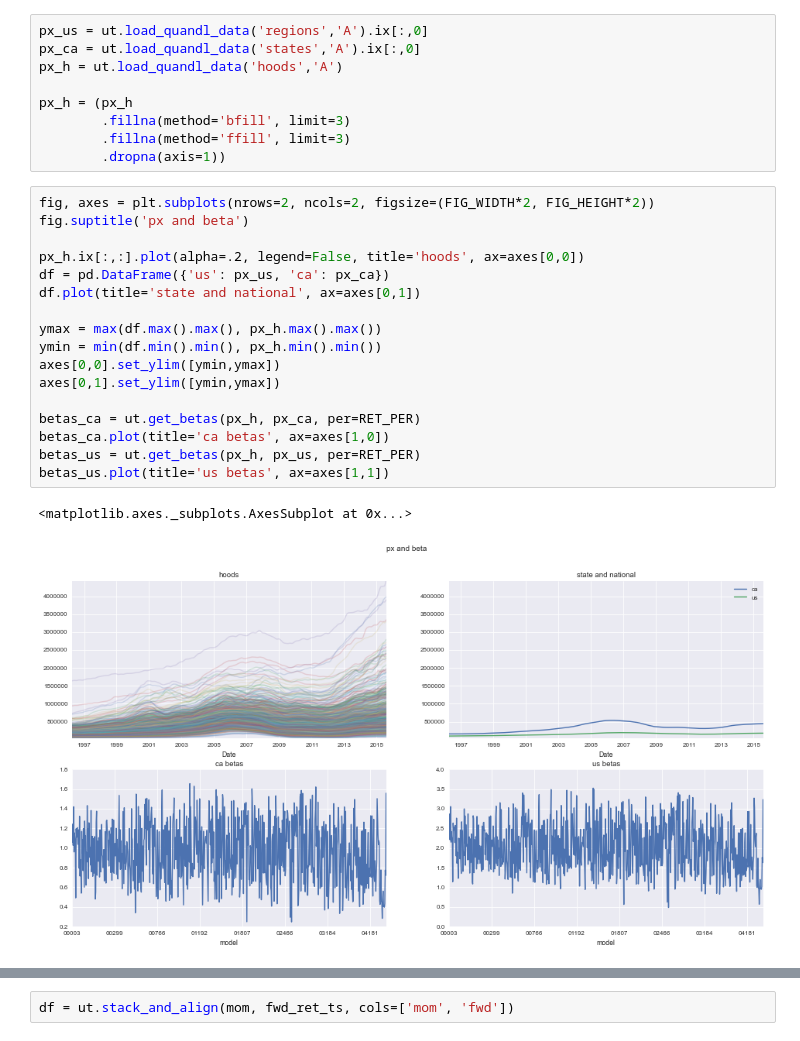
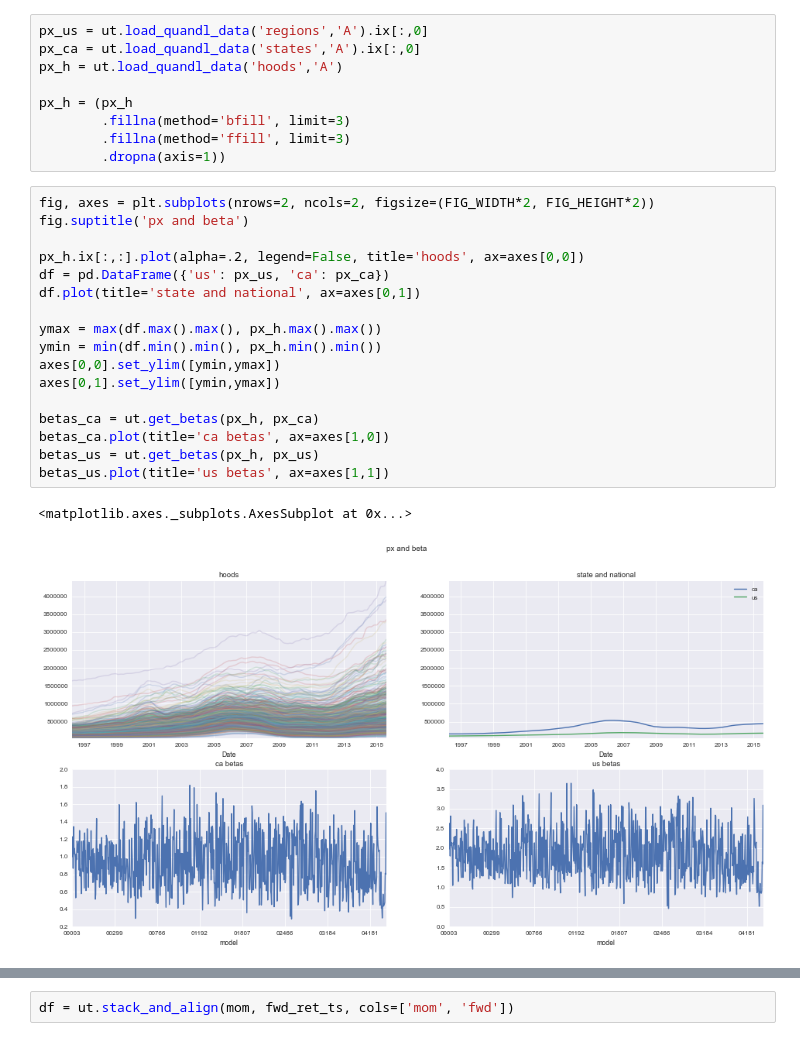
Before and after one commit to rhouck/re, a Jupyter notebook: explore.ipynb, the cells around one changed output, grey strips where cells are left out. Saved outputs shown, nothing was run; the diff lists cells and outputs as text.

```diff
--- a/explore.ipynb
+++ b/explore.ipynb
@@ -41,20 +43,20 @@ px_h = (px_h
 # %%
 fig, axes = plt.subplots(nrows=2, ncols=2, figsize=(FIG_WIDTH*2, FIG_HEIGHT*2))
 fig.suptitle('px and beta')
 
 px_h.ix[:,:].plot(alpha=.2, legend=False, title='hoods', ax=axes[0,0])
 df = pd.DataFrame({'us': px_us, 'ca': px_ca})
 df.plot(title='state and national', ax=axes[0,1])
 
 ymax = max(df.max().max(), px_h.max().max())
 ymin = min(df.min().min(), px_h.min().min())
 axes[0,0].set_ylim([ymin,ymax])
 axes[0,1].set_ylim([ymin,ymax])
 
-betas_ca = ut.get_betas(px_h, px_ca, per=RET_PER)
+betas_ca = ut.get_betas(px_h, px_ca)
 betas_ca.plot(title='ca betas', ax=axes[1,0])
-betas_us = ut.get_betas(px_h, px_us, per=RET_PER)
+betas_us = ut.get_betas(px_h, px_us)
 betas_us.plot(title='us betas', ax=axes[1,1])
 # %% [output]
 <matplotlib.axes._subplots.AxesSubplot at 0x...>
-[figure, old version]
+[figure, new version]
```
Also changed, not shown: parts of 13 cells of this notebook, 1 other file.
